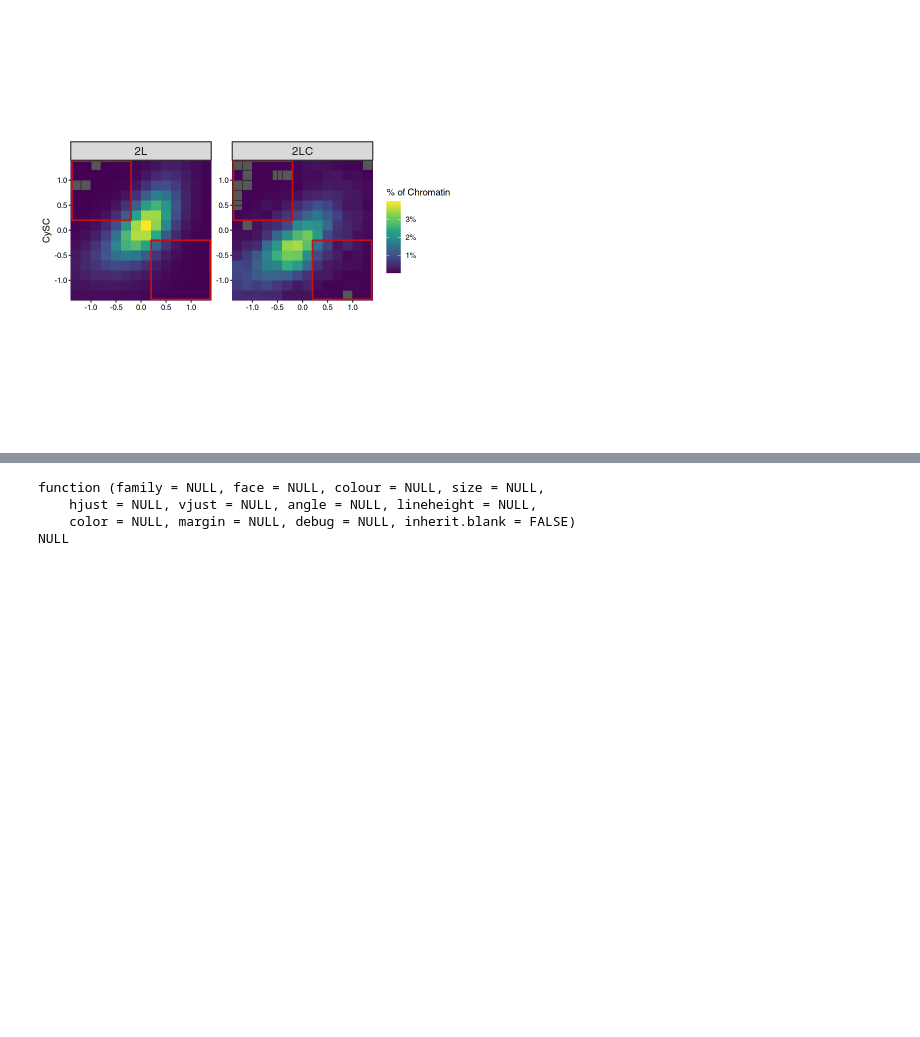
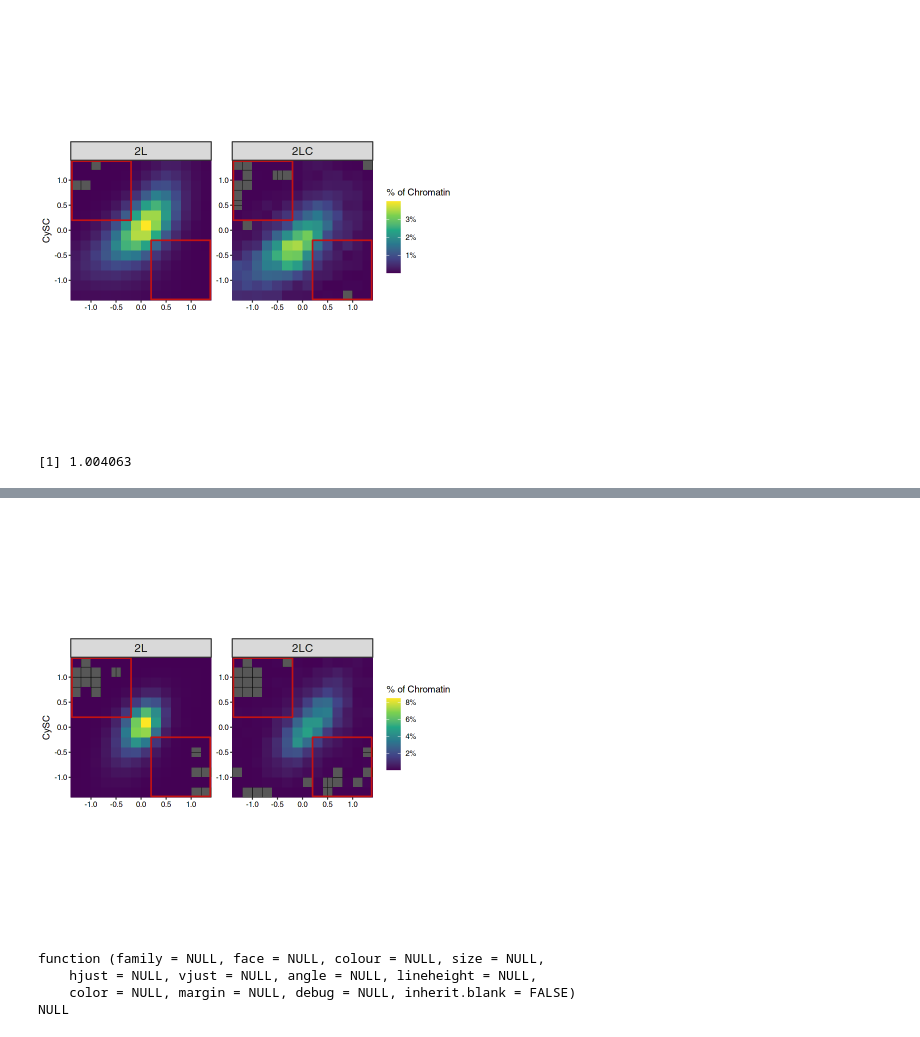
Before and after one commit to ringw/Upd-Germline-Genomics, a Jupyter notebook: illustrations/HistoneCodeRelativeEnrichment.ipynb, the cells around one changed output, grey strips where cells are left out. Saved outputs shown, nothing was run; the diff lists cells and outputs as text; code cells hidden in the pictures; blank space fills up the shorter version.

```diff
--- a/illustrations/HistoneCodeRelativeEnrichment.ipynb
+++ b/illustrations/HistoneCodeRelativeEnrichment.ipynb
@@ -486,3 +493,63 @@ Warning message:
 Warning message:
 “Removed 13 rows containing missing values (`geom_tile()`).”
 [figure]
+# %%
+library(ggplot2)
+data_H3K9 <- subset(
+  data$H3K9,
+  region %in% c("2L", "2LC") &
+    between(abs(GSC), 1e-6, 9.9) &
+    between(abs(CySC), 1e-6, 9.9)
+)
+plot_limits <- 1.401
+annotate_polygon <- 1.38
+correction_factor <- with(
+  data_H3K9,
+  1 / mean(between(GSC, -plot_limits, plot_limits) & between(CySC, -plot_limits, plot_limits))
+)
+print(correction_factor)
+gg_H3K9 <- ggplot(data_H3K9, aes(GSC, CySC, fill = after_stat(density))) +
+  geom_bin2d(binwidth = 0.2) +
+  facet_wrap(vars(region), scales = "free") +
+  scale_fill_viridis_c(
+    "% of Chromatin",
+    breaks = \(v) scales::pretty_breaks(5)(v * correction_factor) / correction_factor,
+    labels = \(v) scales::percent(round(v * correction_factor, 2))
+  ) +
+  annotate(
+    "polygon",
+    c(-annotate_polygon, -0.2, -0.2, -annotate_polygon),
+    c(annotate_polygon, annotate_polygon, 0.2, 0.2),
+    fill = "transparent",
+    color = "#c41212",
+    linewidth = 2 * 25.4 / 72,
+  ) +
+  annotate(
+    "polygon",
+    c(annotate_polygon, 0.2, 0.2, annotate_polygon),
+    c(-annotate_polygon, -annotate_polygon, -0.2, -0.2),
+    fill = "transparent",
+    color = "#c41212",
+    linewidth = 2 * 25.4 / 72,
+  ) +
+  scale_x_continuous(
+    limits = c(-plot_limits, plot_limits), expand=c(0, 0),
+    minor_breaks = seq(-1.4, 1.4, by=0.2)
+  ) +
+  scale_y_continuous(
+    limits = c(-plot_limits, plot_limits), expand=c(0, 0),
+    minor_breaks = seq(-1.4, 1.4, by=0.2)
+  ) +
+  coord_cartesian(c(-1.4,1.4), c(-1.4,1.4), clip="off") +
+  labs(x = NULL) +
+  theme(
+    aspect.ratio = 1,
+    panel.background = element_rect(fill = "#575757"),
+    panel.grid = element_line(color = "black", linewidth = 0.5 * 25.4 / 72),
+    panel.grid.minor = element_line(color = "black", linewidth = 0.5 * 25.4 / 72),
+    panel.border = element_blank(),
+  )
+grobK9 <- set_panel_size(gg_H3K9, w = unit(1.5, "in"), h = unit(1.5, "in"))
+gg_H3K9
+# %% [output]
+[1] 1.004063
@@ -489,3 +564,4 @@ Warning message:
+[figure, added]
 # %%
 args(element_text)
 # %% [output]
```
Also changed, not shown: parts of 18 cells of this notebook.
